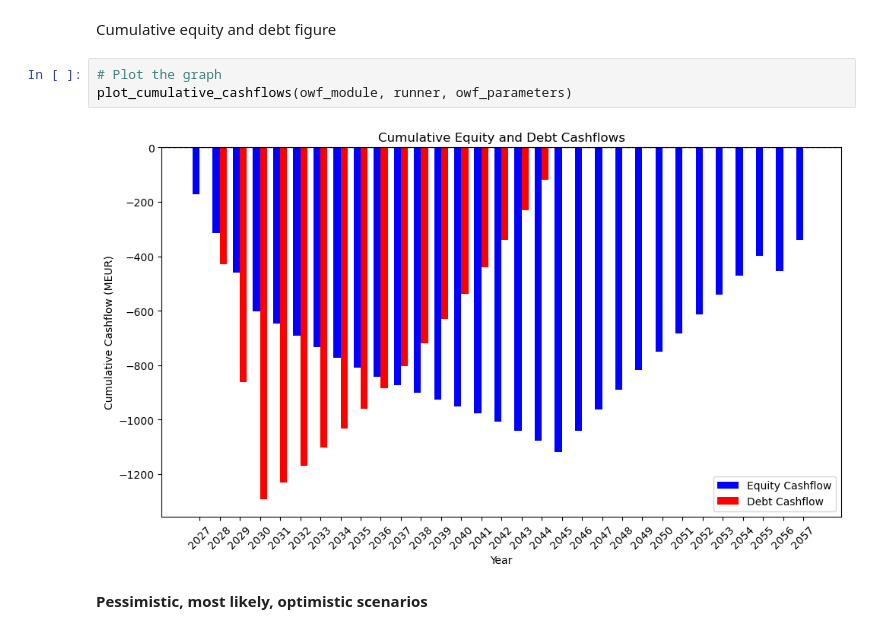
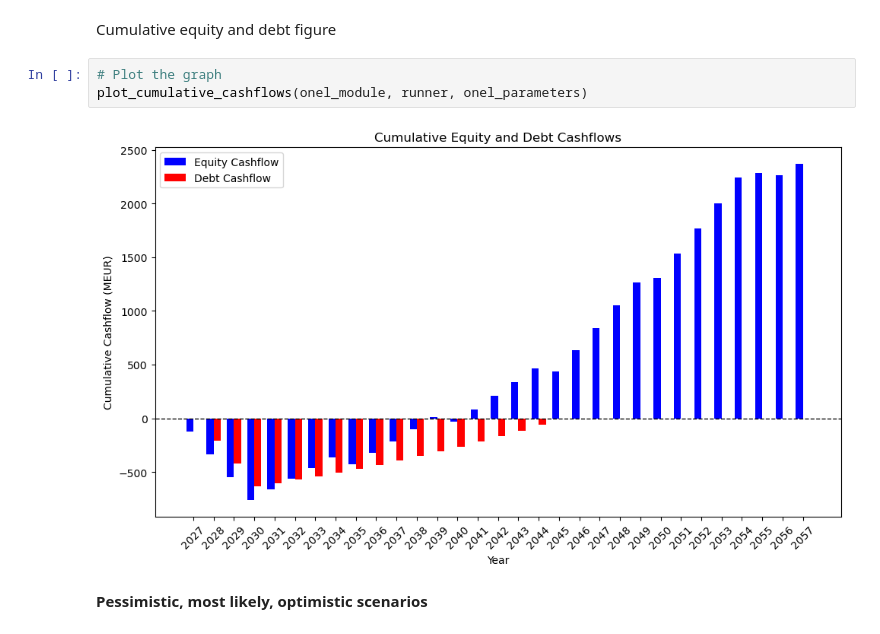
Before and after one commit to DinaBoer/NSE6, a Jupyter notebook: analysis_sensitivity_scenarios.ipynb, the cells around one changed output. Cells and saved outputs as stored; diff of their text form.

```diff
--- a/analysis_sensitivity_scenarios.ipynb
+++ b/analysis_sensitivity_scenarios.ipynb
@@ -114,9 +143,9 @@ tornado_plot(df_proj_npv_sa,owf_base_cases['Project NPV'],'Project NPV')
 Cumulative equity and debt figure
 # %%
 # Plot the graph
-plot_cumulative_cashflows(owf_module, runner, owf_parameters)
+plot_cumulative_cashflows(onel_module, runner, onel_parameters)
 # %% [output]
-[figure, old version]
+[figure, new version]
 # %% [markdown]
 **Pessimistic, most likely, optimistic scenarios**
 # %%
```
Also changed, not shown: parts of 6 cells of this notebook, 7 other files.
